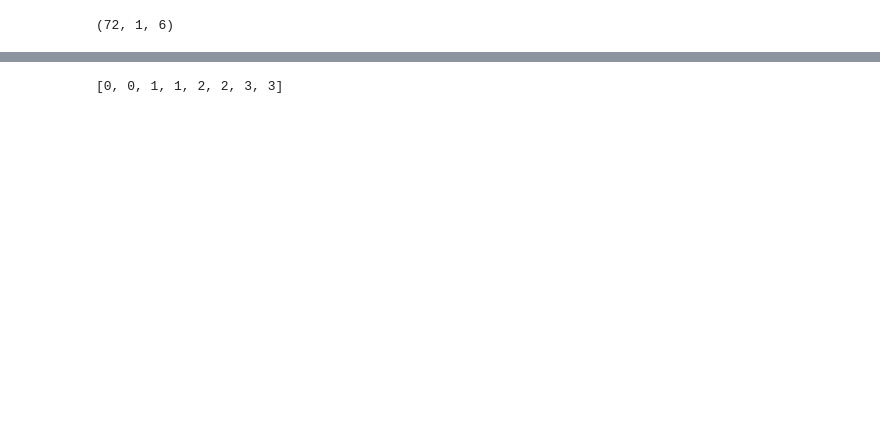
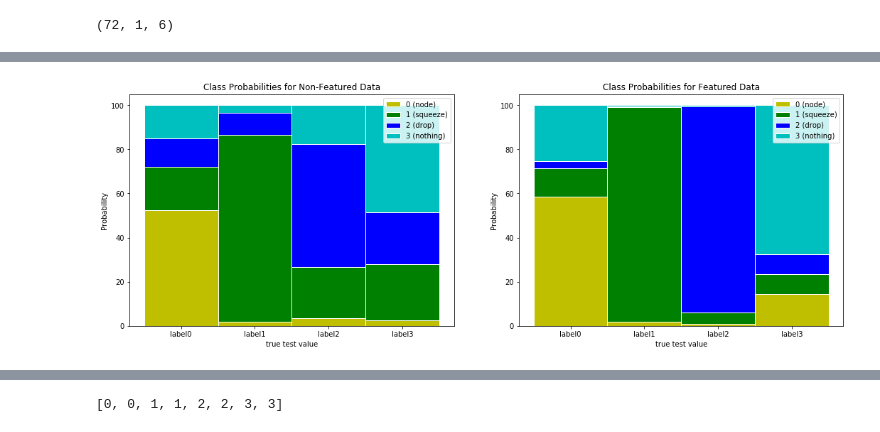
Before and after one commit to yash181/Tensegrity-HRI, a Jupyter notebook: Data_sala/sala Probability.ipynb, the cells around one changed output, grey strips where cells are left out. Cells and saved outputs as stored; diff of their text form; code cells hidden in the pictures; blank space fills up the shorter version.

```diff
--- a/Data_sala/sala Probability.ipynb
+++ b/Data_sala/sala Probability.ipynb
@@ -147,0 +165,9 @@ x = two_d(maxed_data)
+# %%
+def add_probs(array):
+    new_probs = np.zeros((4, 4))
+    for i in [0,2,4,6]:
+        ind=np.int(i/2)
+        for j in range(4):
+            new_probs[ind][j] = array[i][j]+array[i+1][j]
+    new_probs=np.transpose(new_probs)*100
+    return new_probs/2
@@ -189,0 +306,56 @@ array([[0.64, 0.08, 0.24, 0.04],
+# %%
+new_probs1 = add_probs(clf_probs1)
+new_probs2 = add_probs(clf_probs2)
+# %%
+N = 4
+label0 = new_probs1[0]
+label1 = new_probs1[1]
+label2 = new_probs1[2]
+label3 = new_probs1[3]
+
+
+# The position of the bars on the x-axis
+r = [0,1,2,3]
+
+# Names of group and bar width
+names = ['label0','label1','label2','label3']
+barWidth = 1
+
+fig= plt.figure(figsize=(18,6))
+
+plt.subplot(1,2,1)
+
+plt.bar(r, label0, color = 'y',edgecolor='white', width=barWidth)
+plt.bar(r, label1, bottom=label0, color='g',edgecolor='white', width=barWidth)
+plt.bar(r, label2, bottom=label1+label0, color='b', edgecolor='white', width=barWidth)
+plt.bar(r, label3, bottom=label2+label1+label0, color = 'c', edgecolor='white', width=barWidth)
+plt.legend(('0 (node)', '1 (squeeze)','2 (drop)','3 (nothing)'))
+
+plt.xticks(r, names)
+plt.xlabel("true test value")
+plt.ylabel('Probability')
+plt.title('Class Probabilities for Non-Featured Data')
+
+# Second subplot
+
+plt.subplot(1, 2, 2)
+
+label0 = new_probs2[0]
+label1 = new_probs2[1]
+label2 = new_probs2[2]
+label3 = new_probs2[3]
+
+plt.bar(r, label0, color = 'y',edgecolor='white', width=barWidth)
+plt.bar(r, label1, bottom=label0, color='g',edgecolor='white', width=barWidth)
+plt.bar(r, label2, bottom=label1+label0, color='b', edgecolor='white', width=barWidth)
+plt.bar(r, label3, bottom=label2+label1+label0, color = 'c', edgecolor='white', width=barWidth)
+plt.legend(('0 (node)', '1 (squeeze)','2 (drop)','3 (nothing)'))
+
+plt.xticks(r, names)
+plt.xlabel("true test value")
+plt.ylabel('Probability')
+plt.title('Class Probabilities for Featured Data')
+
+plt.show()
+# %% [output]
+[figure, added]
```
Also changed, not shown: parts of 31 cells of this notebook, 2 other files.
